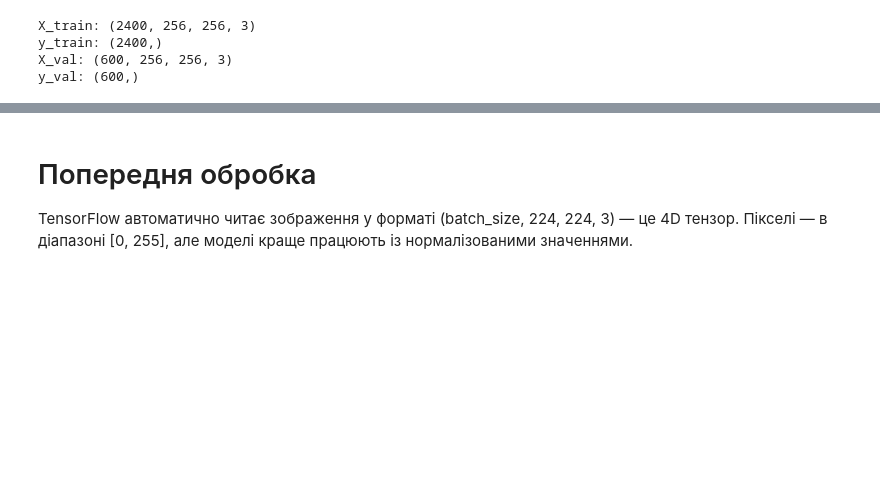
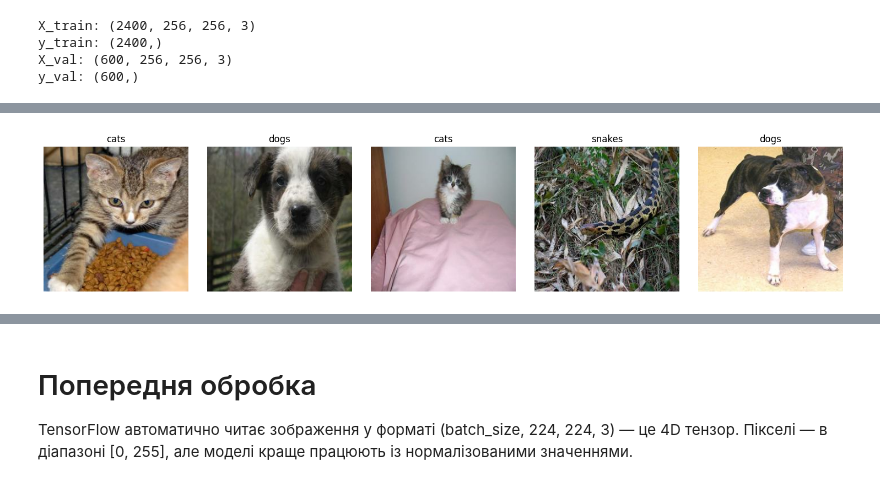
Before and after one commit to MariiaSam/junior-ds-prep, a Jupyter notebook: classification/animal/animal3.ipynb, the cells around one changed output, grey strips where cells are left out. Saved outputs shown, nothing was run; the diff lists cells and outputs as text; code cells hidden in the pictures; blank space fills up the shorter version.

```diff
--- a/classification/animal/animal3.ipynb
+++ b/classification/animal/animal3.ipynb
@@ -89,0 +113,16 @@ y_val: (600,)
+# %%
+def show_batch(dataset, class_names, n=5):
+    for images, labels in dataset.take(1):
+        plt.figure(figsize=(n * 3, 3))
+        for i in range(n):
+            ax = plt.subplot(1, n, i + 1)
+            plt.imshow(images[i].numpy().astype("uint8"))
+            label = class_names[labels[i]]
+            plt.title(label)
+            plt.axis("off")
+        plt.tight_layout()
+        plt.show()
+# %%
+show_batch(train_ds, train_ds.class_names, n=5)
+# %% [output]
+[figure, added]
```
Also changed, not shown: parts of 15 cells of this notebook.
